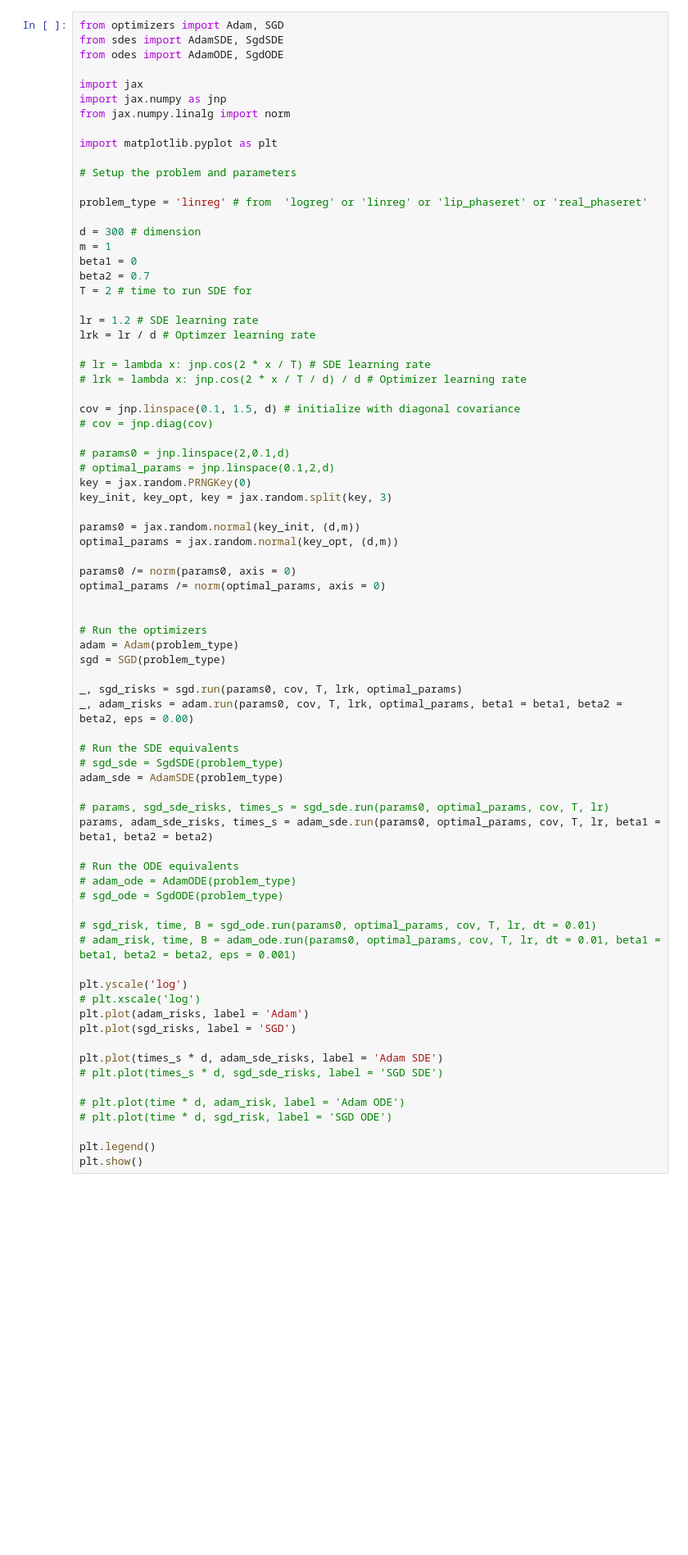
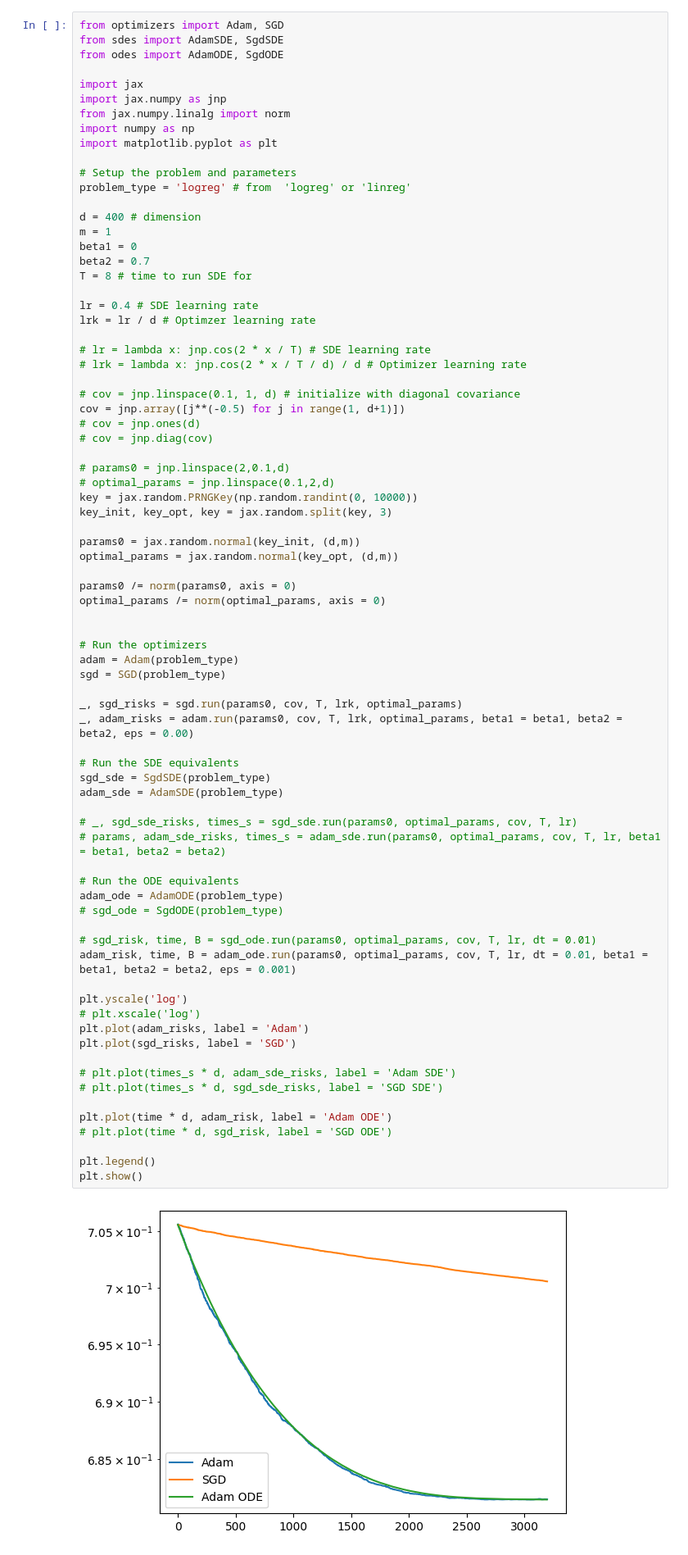
Before and after one commit to nmarzz/adam, a Jupyter notebook: multi/demo.ipynb, the cells around one changed output. Shown at 82% size. Saved outputs shown, nothing was run; the diff lists cells and outputs as text; blank space fills up the shorter version.

```diff
--- a/multi/demo.ipynb
+++ b/multi/demo.ipynb
@@ -6,31 +6,32 @@ from odes import AdamODE, SgdODE
 import jax
 import jax.numpy as jnp
 from jax.numpy.linalg import norm
-
+import numpy as np
 import matplotlib.pyplot as plt
 
 # Setup the problem and parameters
+problem_type = 'logreg' # from  'logreg' or 'linreg'
 
-problem_type = 'linreg' # from  'logreg' or 'linreg' or 'lip_phaseret' or 'real_phaseret'
-
-d = 300 # dimension
+d = 400 # dimension
 m = 1
 beta1 = 0
 beta2 = 0.7
-T = 2 # time to run SDE for
+T = 8 # time to run SDE for
 
-lr = 1.2 # SDE learning rate
+lr = 0.4 # SDE learning rate
 lrk = lr / d # Optimzer learning rate
 
 # lr = lambda x: jnp.cos(2 * x / T) # SDE learning rate
 # lrk = lambda x: jnp.cos(2 * x / T / d) / d # Optimizer learning rate
 
-cov = jnp.linspace(0.1, 1.5, d) # initialize with diagonal covariance
+# cov = jnp.linspace(0.1, 1, d) # initialize with diagonal covariance
+cov = jnp.array([j**(-0.5) for j in range(1, d+1)])
+# cov = jnp.ones(d)
 # cov = jnp.diag(cov)
 
 # params0 = jnp.linspace(2,0.1,d)
 # optimal_params = jnp.linspace(0.1,2,d)
-key = jax.random.PRNGKey(0)
+key = jax.random.PRNGKey(np.random.randint(0, 10000))
 key_init, key_opt, key = jax.random.split(key, 3)
 
 params0 = jax.random.normal(key_init, (d,m))
@@ -40,37 +41,39 @@ params0 /= norm(params0, axis = 0)
 optimal_params /= norm(optimal_params, axis = 0)
 
 
 # Run the optimizers
 adam = Adam(problem_type)
 sgd = SGD(problem_type)
 
 _, sgd_risks = sgd.run(params0, cov, T, lrk, optimal_params)
 _, adam_risks = adam.run(params0, cov, T, lrk, optimal_params, beta1 = beta1, beta2 = beta2, eps = 0.00)
 
 # Run the SDE equivalents
-# sgd_sde = SgdSDE(problem_type)
+sgd_sde = SgdSDE(problem_type)
 adam_sde = AdamSDE(problem_type)
 
-# params, sgd_sde_risks, times_s = sgd_sde.run(params0, optimal_params, cov, T, lr)
-params, adam_sde_risks, times_s = adam_sde.run(params0, optimal_params, cov, T, lr, beta1 = beta1, beta2 = beta2)
+# _, sgd_sde_risks, times_s = sgd_sde.run(params0, optimal_params, cov, T, lr)
+# params, adam_sde_risks, times_s = adam_sde.run(params0, optimal_params, cov, T, lr, beta1 = beta1, beta2 = beta2)
 
 # Run the ODE equivalents
-# adam_ode = AdamODE(problem_type)
+adam_ode = AdamODE(problem_type)
 # sgd_ode = SgdODE(problem_type)
 
 # sgd_risk, time, B = sgd_ode.run(params0, optimal_params, cov, T, lr, dt = 0.01)
-# adam_risk, time, B = adam_ode.run(params0, optimal_params, cov, T, lr, dt = 0.01, beta1 = beta1, beta2 = beta2, eps = 0.001)
+adam_risk, time, B = adam_ode.run(params0, optimal_params, cov, T, lr, dt = 0.01, beta1 = beta1, beta2 = beta2, eps = 0.001)
 
 plt.yscale('log')
 # plt.xscale('log')
 plt.plot(adam_risks, label = 'Adam')
 plt.plot(sgd_risks, label = 'SGD')
 
-plt.plot(times_s * d, adam_sde_risks, label = 'Adam SDE')
+# plt.plot(times_s * d, adam_sde_risks, label = 'Adam SDE')
 # plt.plot(times_s * d, sgd_sde_risks, label = 'SGD SDE')
 
-# plt.plot(time * d, adam_risk, label = 'Adam ODE')
+plt.plot(time * d, adam_risk, label = 'Adam ODE')
 # plt.plot(time * d, sgd_risk, label = 'SGD ODE')
 
 plt.legend()
 plt.show()
+# %% [output]
+[figure, added]
```
Also changed, not shown: parts of 17 cells of this notebook, 4 other files.
